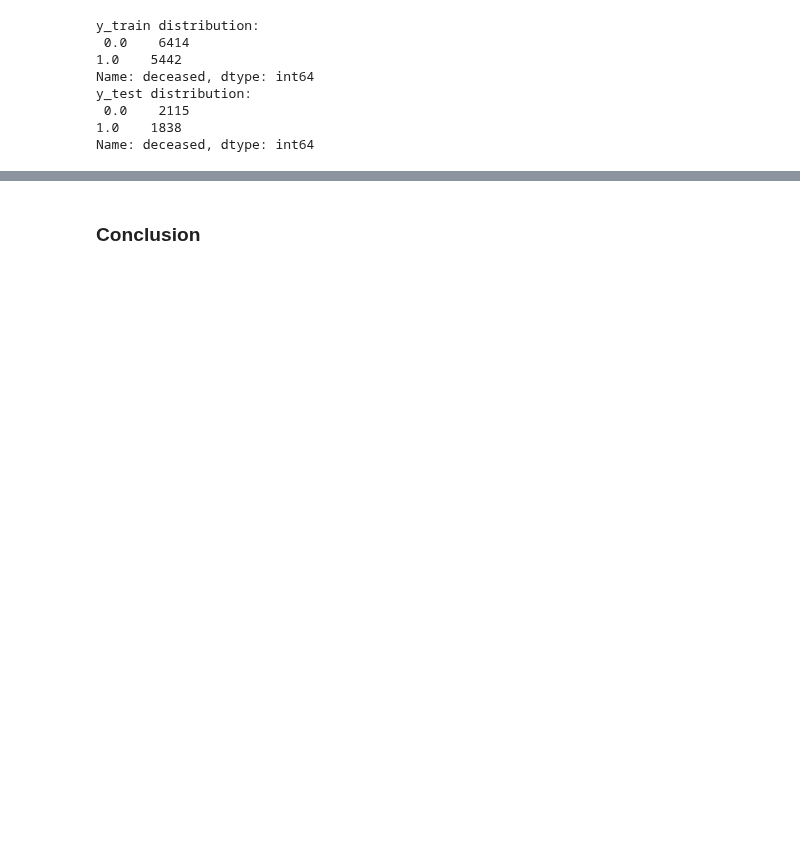
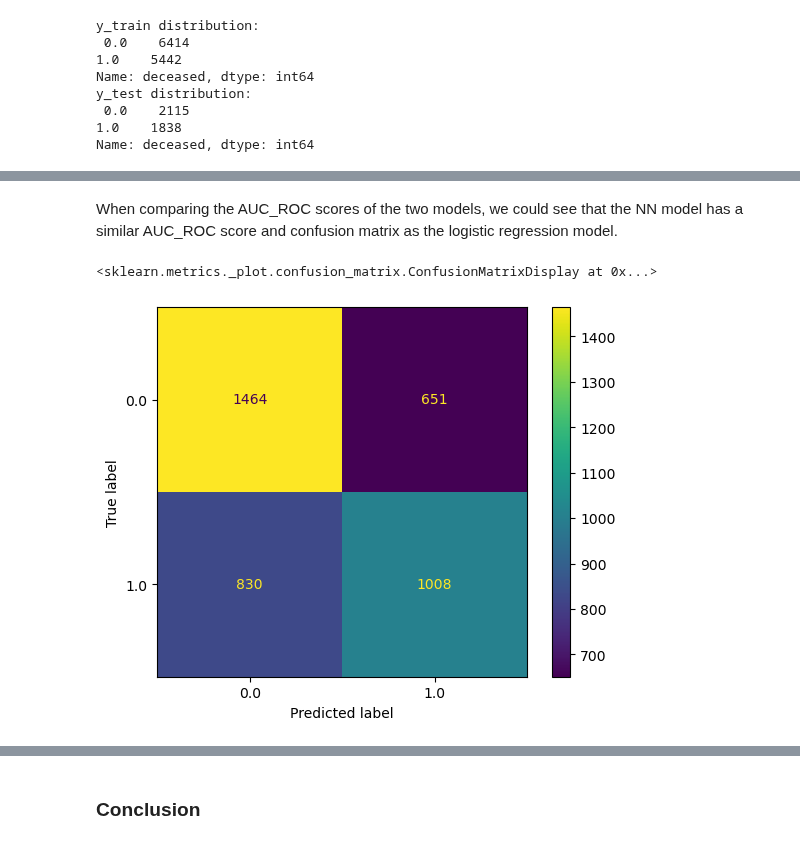
Before and after one commit to yiang-li/Predicting-Mortality-Machine-Learning, a Jupyter notebook: code_hrs.ipynb, the cells around one changed output, grey strips where cells are left out. Drawn from its saved outputs; the diff is of its cells as text; code cells hidden in the pictures; blank space fills up the shorter version.

```diff
--- a/code_hrs.ipynb
+++ b/code_hrs.ipynb
@@ -526,0 +805,10 @@ KeyboardInterrupt:
+# %%
+# Take the best model based on the AUC_ROC
+clf_e_nn1 = records_nn['roc_auc']
+# Print the performance on the training set
+print("Performence on train set",
+      metrics.accuracy_score(clf_e_nn1.predict(X_train), y_train))
+# Predict the test set
+y_pred_nn1 = pd.DataFrame(clf_e_nn1.predict(X_test), columns=["deceased"])
+# Print the performance on the test set
+print("Performence on test set", metrics.accuracy_score(y_pred_nn1, y_test))
@@ -526,0 +831,10 @@ KeyboardInterrupt:
+# %% [markdown]
+When comparing the AUC_ROC scores of the two models, we could see that the NN model has a similar AUC_ROC score and confusion matrix as the logistic regression model.
+# %%
+cm_nn1 = metrics.confusion_matrix(y_test, y_pred_nn1)
+disp = metrics.ConfusionMatrixDisplay(confusion_matrix=cm_nn1,
+                                      display_labels=clf_e_nn1.classes_)
+disp.plot()
+# %% [output]
+<sklearn.metrics._plot.confusion_matrix.ConfusionMatrixDisplay at 0x...>
+[figure, added]
```
Also changed, not shown: parts of 63 cells of this notebook, 1 other file.
